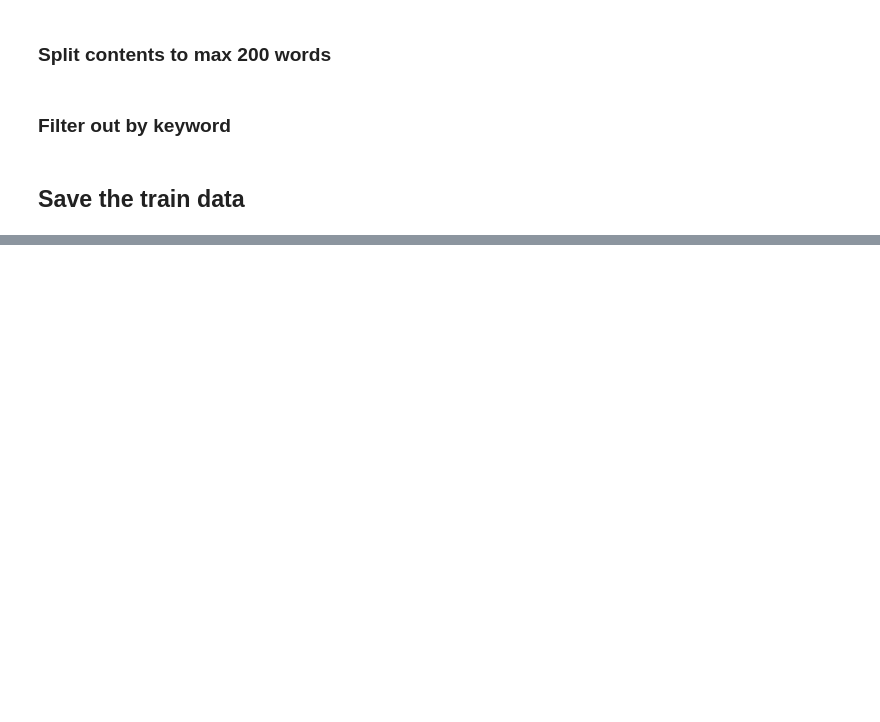
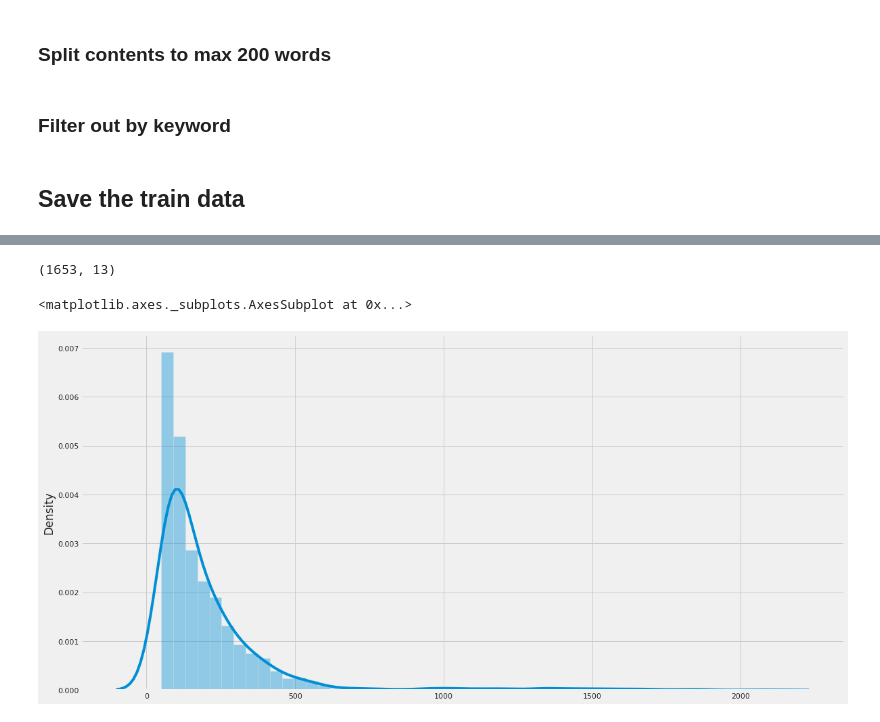
Before and after one commit to seanahmad/NLP-Federal-Reserve-Corpora, a Jupyter notebook: src/3_FOMC_Analysis_Preprocess_Text.ipynb, the cells around one changed output, grey strips where cells are left out. Cells and saved outputs as stored; diff of their text form; code cells hidden in the pictures; blank space fills up the shorter version.

```diff
--- a/src/3_FOMC_Analysis_Preprocess_Text.ipynb
+++ b/src/3_FOMC_Analysis_Preprocess_Text.ipynb
@@ -902,0 +1378,8 @@ save_data(text_keyword, 'text_keyword')
+# %%
+file = open(fomc_dir + 'presconf_script.pickle', 'rb')
+
+presconf_script_df = pickle.load(file)
+file.close()
+
+print(presconf_script_df.shape)
+presconf_script_df
@@ -902,0 +1846,3 @@ save_data(text_keyword, 'text_keyword')
+# %%
+# Reorganize the dataframe
+proc_presconf_script_df = reorganize_df(presconf_script_df, 'presconf_script')
@@ -902,0 +1880,23 @@ save_data(text_keyword, 'text_keyword')
+# %%
+script_data_list = []
+
+for i, row in tqdm(proc_presconf_script_df.iterrows()):
+    for text in row["text_sections"]:
+        match = re.findall(r'(^[A-Za-zŞ. ]*[A-Z]{3}).\d? (.*)', text)
+        if len(match) == 0:
+            match = re.findall(r'(^[A-Za-zŞ. ]*[A-Z]{3}).\d(.*)', text)
+            if len(match) == 0:
+                print("not matched: ", text)
+                print(row['date'])
+                print()
+        if len(match) == 1:
+            speaker, text = match[0]
+            row['speaker'] = speaker
+            row['text'] = text
+            row['word_count'] = len(re.findall(r'\b([a-zA-Z]+n\'t|[a-zA-Z]+\'s|[a-zA-Z]+)\b', text))
+            script_data_list.append(list(row))
+
+col_name = proc_presconf_script_df.columns
+
+presconf_script_speaker_df = pd.DataFrame(script_data_list, columns = col_name)
+presconf_script_speaker_df
@@ -902,0 +1917,10 @@ save_data(text_keyword, 'text_keyword')
+# %%
+# Filter by the word count
+presconf_script_speaker_df = presconf_script_speaker_df.loc[presconf_script_speaker_df['word_count'] >= 50]
+# %%
+print(presconf_script_speaker_df.shape)
+sns.distplot(presconf_script_speaker_df["word_count"].values, bins=50)
+# %% [output]
+(1653, 13)
+<matplotlib.axes._subplots.AxesSubplot at 0x...>
+[figure, added]
```
Also changed, not shown: parts of 135 cells of this notebook, 32 other files.
